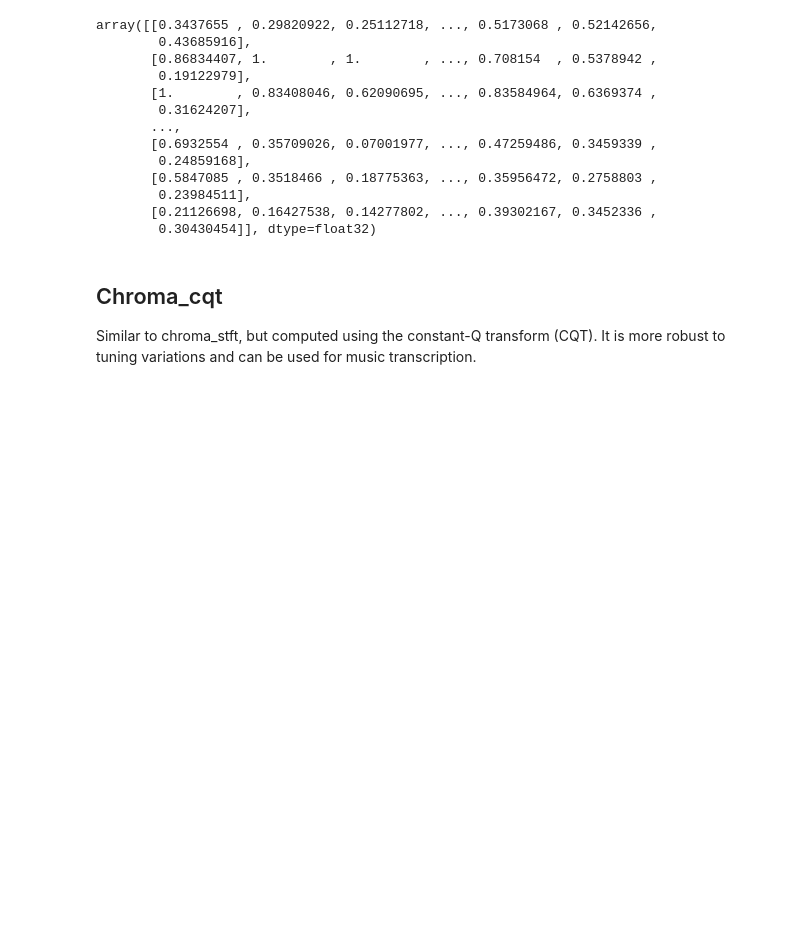
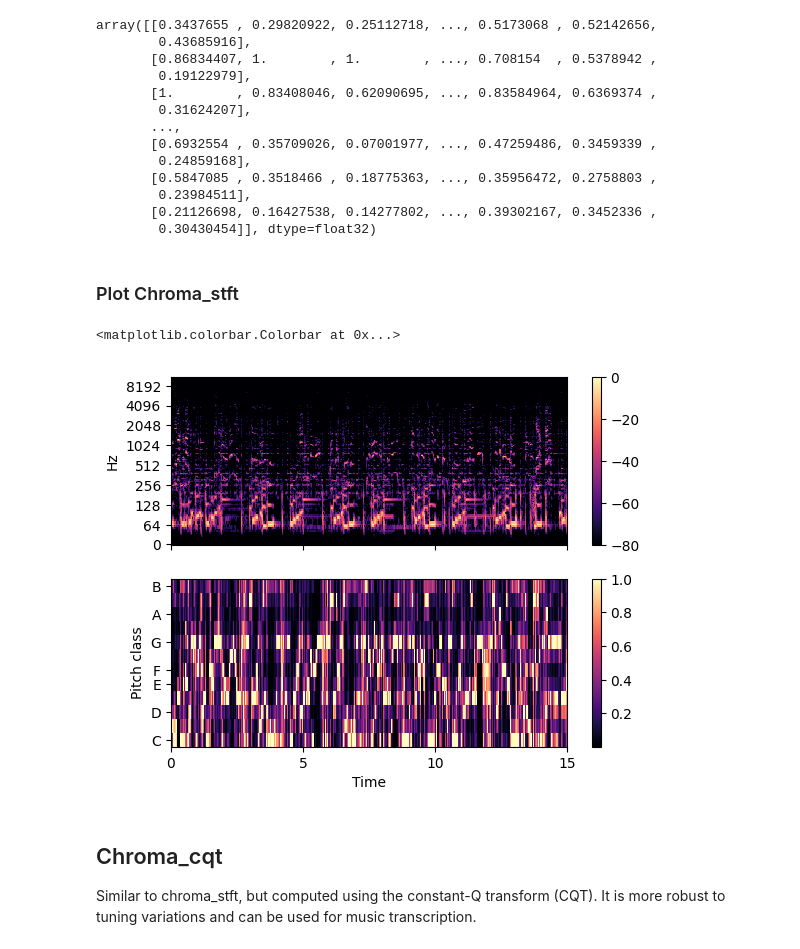
Before and after one commit to OrderAndCh4oS/analyse-audio-python, a Jupyter notebook: analyse_audio_features.ipynb, the cells around one changed output. Cells and saved outputs as stored; diff of their text form; code cells hidden in the pictures; blank space fills up the shorter version.

Commit message:
Add plots for stft and cqt, plus some notes about the difference between them

```diff
--- a/analyse_audio_features.ipynb
+++ b/analyse_audio_features.ipynb
@@ -98,6 +100,25 @@ array([[0.3437655 , 0.29820922, 0.25112718, ..., 0.5173068 , 0.52142656,
         0.23984511],
        [0.21126698, 0.16427538, 0.14277802, ..., 0.39302167, 0.3452336 ,
         0.30430454]], dtype=float32)
+# %% [markdown]
+### Plot Chroma_stft
+# %%
+fig, ax = plt.subplots(nrows=2, sharex=True)
+img = librosa.display.specshow(
+    librosa.amplitude_to_db(S, ref=np.max),
+    y_axis='log',
+    x_axis='time',
+    ax=ax[0]
+)
+fig.colorbar(img, ax=[ax[0]])
+
+ax[0].label_outer()
+
+img = librosa.display.specshow(chroma, y_axis='chroma', x_axis='time',ax=ax[1])
+fig.colorbar(img, ax=[ax[1]])
+# %% [output]
+<matplotlib.colorbar.Colorbar at 0x...>
+[figure, added]
 # %% [markdown]
 ## Chroma_cqt
 
```
Also changed, not shown: parts of 5 cells of this notebook.
